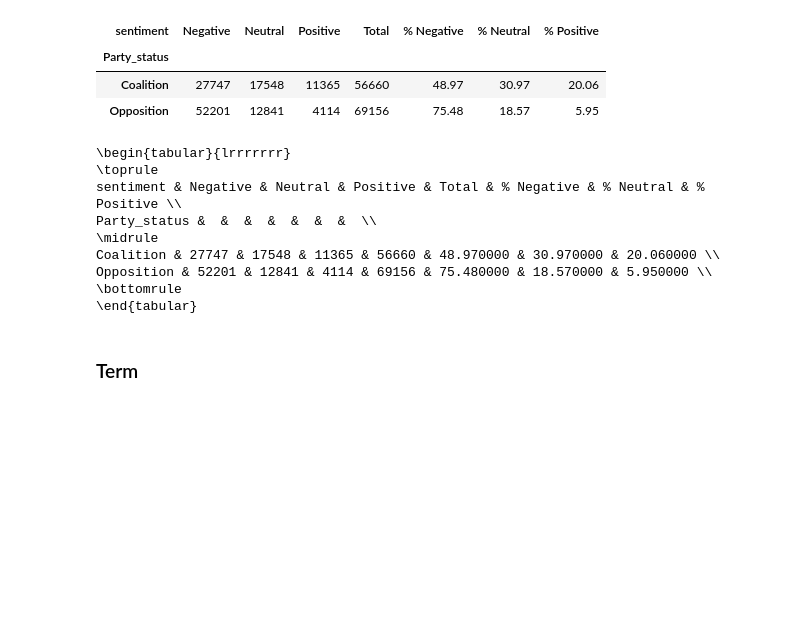
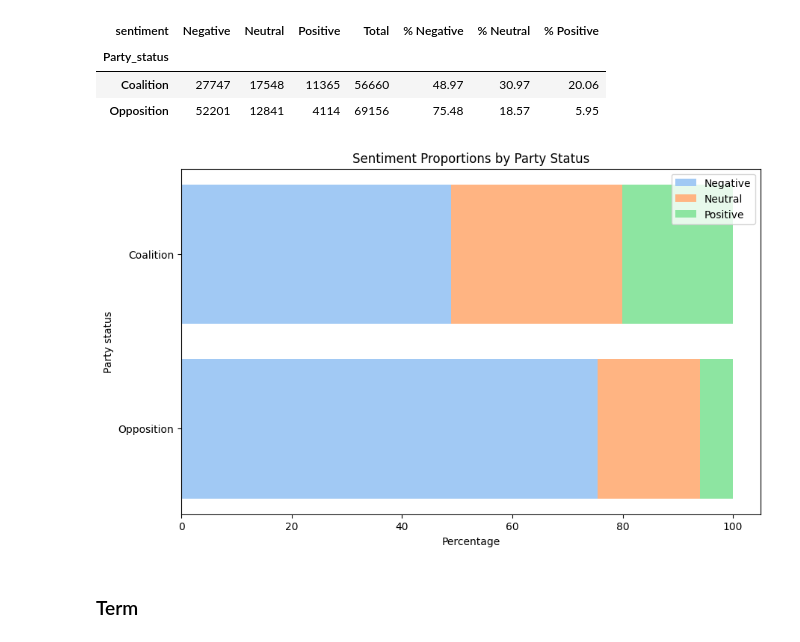
Before and after one commit to katjameden/ParlaMint_Sentiment, a Jupyter notebook: Aggregation/Notebooks/Sentiment_Analysis/Analysis.ipynb, the cells around one changed output. Cells and saved outputs as stored; diff of their text form; code cells hidden in the pictures; blank space fills up the shorter version.

```diff
--- a/Aggregation/Notebooks/Sentiment_Analysis/Analysis.ipynb
+++ b/Aggregation/Notebooks/Sentiment_Analysis/Analysis.ipynb
@@ -555,17 +534,25 @@ pivot_status
 | Coalition | 27747 | 17548 | 11365 | 56660 | 48.97 | 30.97 | 20.06 |
 | Opposition | 52201 | 12841 | 4114 | 69156 | 75.48 | 18.57 | 5.95 |
 # %%
-print(pivot_status.to_latex(multirow=True))
+#print(pivot_status.to_latex(multirow=True))
-# %% [output]
-\begin{tabular}{lrrrrrrr}
-\toprule
-sentiment & Negative & Neutral & Positive & Total & % Negative & % Neutral & % Positive \\
-Party_status &  &  &  &  &  &  &  \\
-\midrule
-Coalition & 27747 & 17548 & 11365 & 56660 & 48.970000 & 30.970000 & 20.060000 \\
-Opposition & 52201 & 12841 & 4114 & 69156 & 75.480000 & 18.570000 & 5.950000 \\
-\bottomrule
-\end{tabular}
+# %%
+palette2 = sns.color_palette('pastel', 3)
+pivot_status = pivot_status.sort_values(by='% Negative', ascending=False)
+
+fig, ax = plt.subplots(figsize=(10, 6))
+ax.barh(pivot_status.index, pivot_status['% Negative'], label='Negative', color=palette2[0])
+ax.barh(pivot_status.index, pivot_status['% Neutral'], left=pivot_status['% Negative'], label='Neutral', color=palette2[1])
+ax.barh(pivot_status.index, pivot_status['% Positive'], left=pivot_status['% Negative'] + pivot_status['% Neutral'], label='Positive', color=palette2[2])
+
+ax.set_ylabel("Party status")
+ax.set_xlabel("Percentage")
+ax.set_title("Sentiment Proportions by Party Status")
+ax.legend()
+
+plt.tight_layout
+plt.show()
+# %% [output]
+[figure, added]
 # %% [markdown]
 ### Term
 # %%
```
Also changed, not shown: parts of 10 cells of this notebook.
